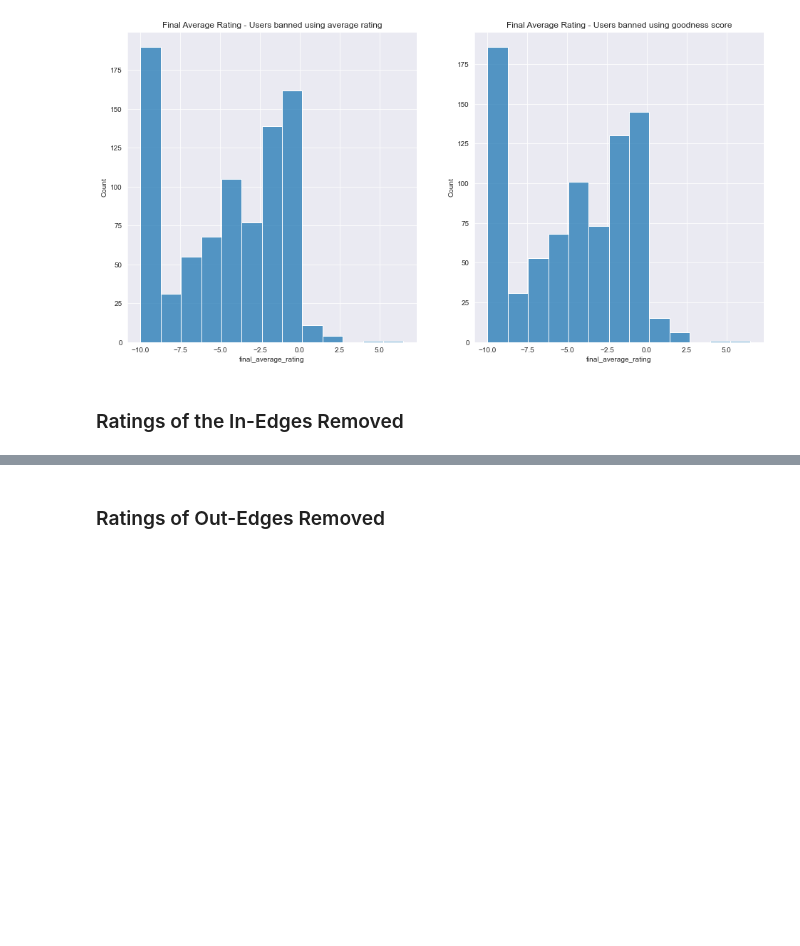
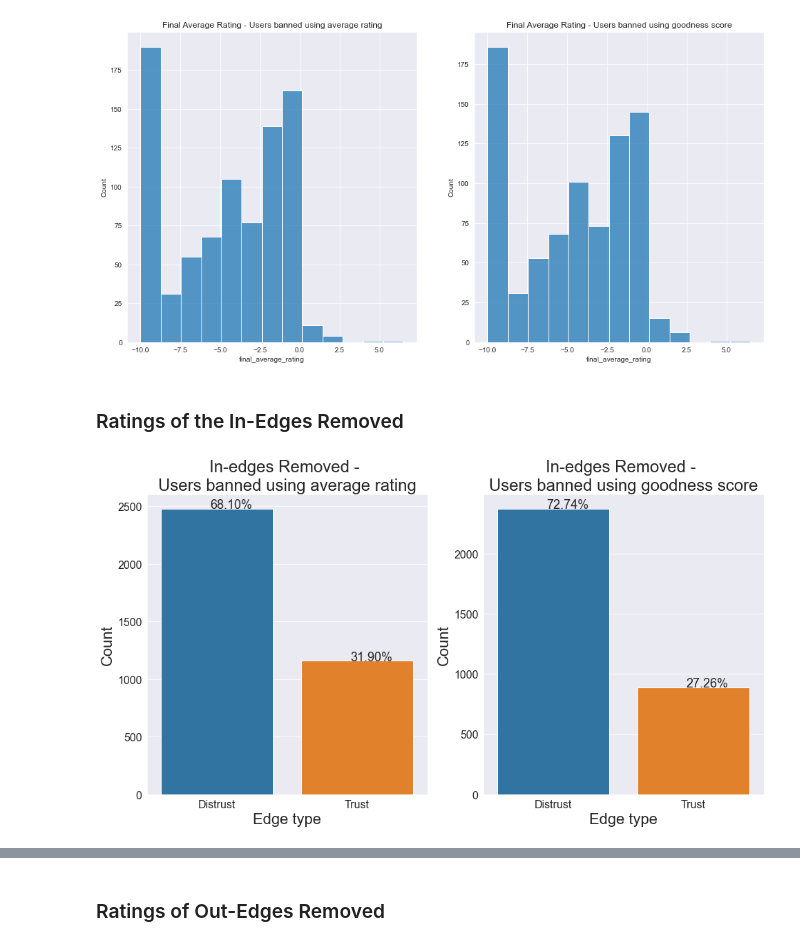
Before and after one commit to ivanmak/dmsn-2021-pg13, a Jupyter notebook: simulation.ipynb, the cells around one changed output, grey strips where cells are left out. Drawn from its saved outputs; the diff is of its cells as text; code cells hidden in the pictures; blank space fills up the shorter version.

```diff
--- a/simulation.ipynb
+++ b/simulation.ipynb
@@ -287,3 +308,48 @@ plt.show()
+# %%
+plt.figure(figsize=(16, 8))
+
+num_bad = (len(in_edges_removed_average[in_edges_removed_average['Edge Type'] == 'Distrust']) / len(in_edges_removed_average['Edge Type']))*100
+num_good = (len(in_edges_removed_average[in_edges_removed_average['Edge Type'] == 'Trust']) / len(in_edges_removed_average['Edge Type']))*100
+pct_bad = '{:.2f}%'.format(num_bad)
+pct_good = '{:.2f}%'.format(num_good)
+
+col_labels = [pct_bad, pct_good]
+plt.subplot(121)
+ax = sb.countplot(data=in_edges_removed_average,
+                  x='Edge Type',
+                  order=in_edges_removed_average['Edge Type'].value_counts().index)
+
+for p, label in zip(ax.patches, col_labels):
+     ax.annotate(label, (p.get_x()+0.35, p.get_height()+0.5), fontsize=annotation_size)
+
+plt.title('In-edges Removed - \nUsers banned using average rating', fontsize=title_size)
+plt.xlabel('Edge type', fontsize=xy_label_size)
+plt.ylabel('Count', fontsize=xy_label_size)
+plt.xticks(fontsize=xy_ticks_size)
+plt.yticks(fontsize=xy_ticks_size)
+
+num_bad = (len(in_edges_removed_goodness[in_edges_removed_goodness['Edge Type'] == 'Distrust']) / len(in_edges_removed_goodness['Edge Type']))*100
+num_good = (len(in_edges_removed_goodness[in_edges_removed_goodness['Edge Type'] == 'Trust']) / len(in_edges_removed_goodness['Edge Type']))*100
+pct_bad = '{:.2f}%'.format(num_bad)
+pct_good = '{:.2f}%'.format(num_good)
+
+col_labels = [pct_bad, pct_good]
+plt.subplot(122)
+ax = sb.countplot(data=in_edges_removed_goodness,
+                  x='Edge Type',
+                  order=in_edges_removed_goodness['Edge Type'].value_counts().index)
+
+for p, label in zip(ax.patches, col_labels):
+     ax.annotate(label, (p.get_x()+0.35, p.get_height()+0.5), fontsize=annotation_size)
+
+plt.title('In-edges Removed - \nUsers banned using goodness score', fontsize=title_size)
+plt.xlabel('Edge type', fontsize=xy_label_size)
+plt.ylabel('Count', fontsize=xy_label_size)
+plt.xticks(fontsize=xy_ticks_size)
+plt.yticks(fontsize=xy_ticks_size)
+plt.show()
+# %% [output]
+[figure, added]
 # %%
 plt.figure(figsize=(16, 8))
 plt.subplot(121)
```
Also changed, not shown: parts of 20 cells of this notebook, 6 other files.
